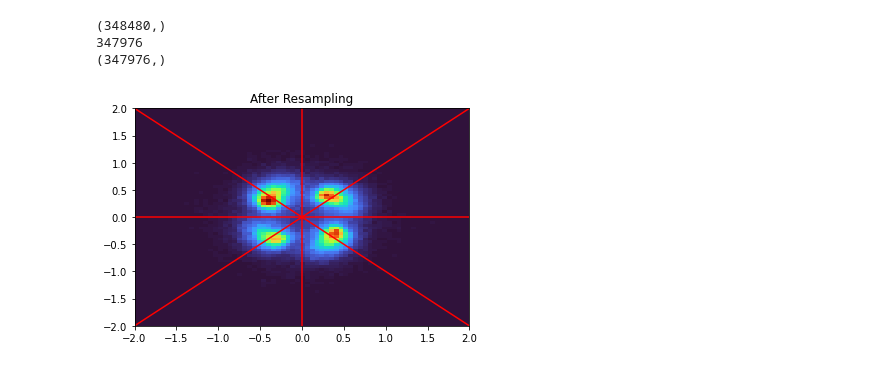
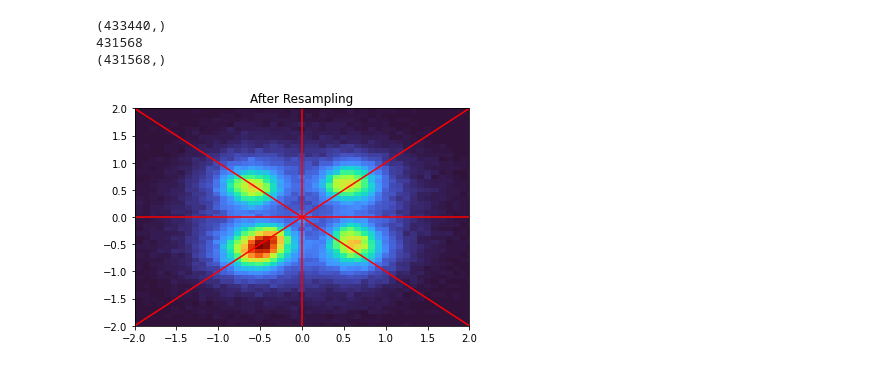
Before and after one commit to jks70/gf3_v2, a Jupyter notebook: uncover2.ipynb, the cells around one changed output. Cells and saved outputs as stored; diff of their text form; code cells hidden in the pictures.

```diff
--- a/uncover2.ipynb
+++ b/uncover2.ipynb
@@ -33,12 +33,14 @@ ofdm.QFSK_dict = {              # The constellation
     (0,0) :  1+1j,
     (0,1) : -1+1j}
 # %%
-Fs, auds = read('Group_7_rec.wav')
+Fs, auds = read('Group_2c_rec.wav')
 
 powerSpectrum, frequenciesFound, time, imageAxis = plt.specgram(auds, Fs=fs)
 plt.show()
-
-chirps = chirpEnds(auds, graph_display=True)
+try:
+    chirps = chirpEnds(auds, graph_display=True)
+except:
+    chirps = chirpEnds(-auds, graph_display=True)
 delayed_start = chirps[1] + 1500 + 1
 delayed_end = chirps[2] - 44100 - 1500 - 1
 # %% [output]
@@ -57,24 +66,26 @@ Difference in end, new, snc?: 9218 716005 706787
 # %%
-of=1
+of=2
 fo=0
+roteat =  0.1j
+
 win_len = delayed_end-data_start+of-fo
 win = scipy.signal.get_window('hamming', win_len)
-resampled_aud = scipy.signal.resample(auds[data_start+fo:delayed_end+of], new_end-data_start)
+resampled_aud = scipy.signal.resample(auds[data_start+fo:delayed_end+of], new_end-data_start) #chanest_padd(ayy,ofdm)
 
-decoded, symbols_rec = standard_deconstructor(resampled_aud,ofdm,channel_H=chanest_padd(ayy,ofdm),retSymbs=True,ldpc_encoded=True,add_rotate=0.25j)
+decoded, symbols_rec = standard_deconstructor(resampled_aud,ofdm,channel_H=chanest_padd(ayy,ofdm),retSymbs=True,ldpc_encoded=True,add_rotate=roteat)
 
-plt.hist2d(np.real(symbols_rec.flatten()), np.imag(symbols_rec.flatten()), bins=(500, 500),cmap=plt.cm.turbo)
+plt.hist2d(np.real(symbols_rec.flatten()), np.imag(symbols_rec.flatten()), bins=(2000, 2000), cmap=plt.cm.turbo)
 plt.axvline(x = 0 , color = 'r')
 plt.axhline(y = 0 , color = 'r')
 plt.xlim(-2,2)
 plt.ylim(-2,2)
 plt.axline((-2,-2), (2,2), color ='r')
 plt.axline((2,-2), (-2,2), color ='r')
 plt.title('After Resampling')
 plt.show()
 # %% [output]
-(348480,)
-347976
-(347976,)
+(433440,)
+431568
+(431568,)
-[figure, old version]
+[figure, new version]
 # %%
```
Also changed, not shown: parts of 6 cells of this notebook, 3 other files.
